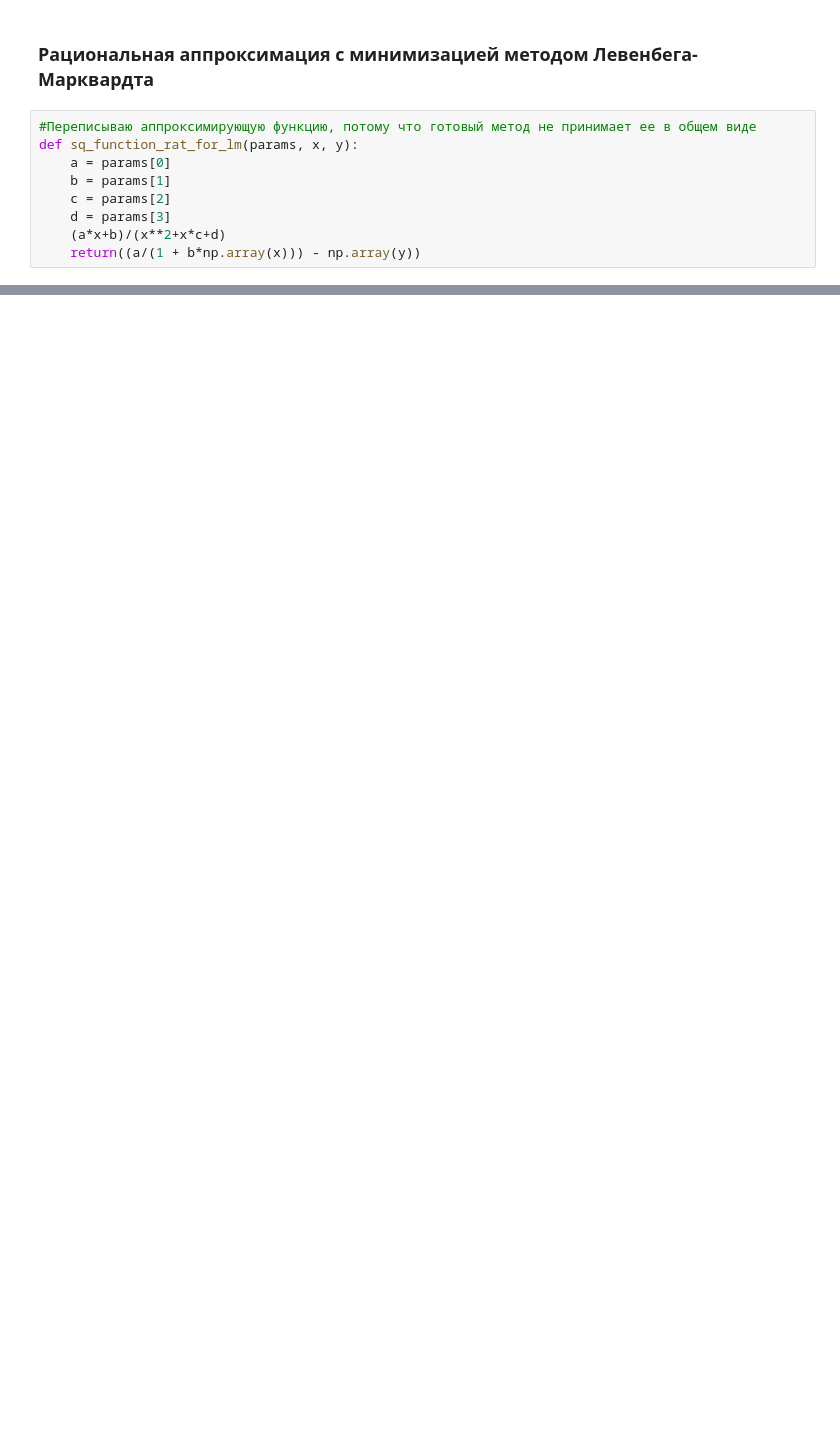
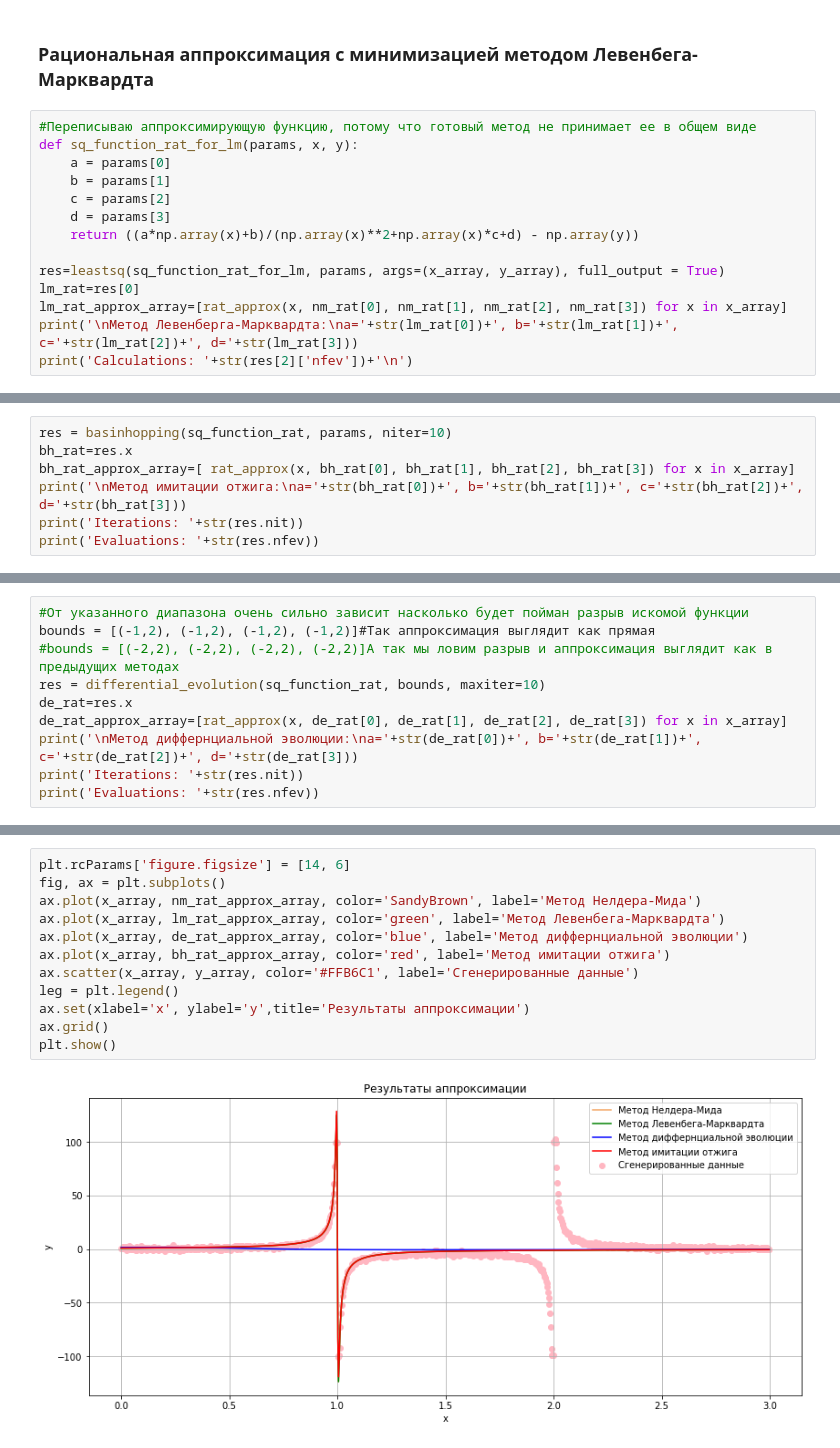
Before and after one commit to ChrisLisbon/ITMO_algorithms_classes, a Jupyter notebook: lab4.ipynb, the cells around one changed output, grey strips where cells are left out. Saved outputs shown, nothing was run; the diff lists cells and outputs as text; blank space fills up the shorter version.

```diff
--- a/lab4.ipynb
+++ b/lab4.ipynb
@@ -83,5 +63,10 @@ def sq_function_rat_for_lm(params, x, y):
     b = params[1]
     c = params[2]
     d = params[3]
-    (a*x+b)/(x**2+x*c+d)
-    return((a/(1 + b*np.array(x))) - np.array(y))
+    return ((a*np.array(x)+b)/(np.array(x)**2+np.array(x)*c+d) - np.array(y))
+
+res=leastsq(sq_function_rat_for_lm, params, args=(x_array, y_array), full_output = True)
+lm_rat=res[0]
+lm_rat_approx_array=[rat_approx(x, nm_rat[0], nm_rat[1], nm_rat[2], nm_rat[3]) for x in x_array]
+print('\nМетод Левенберга-Марквардта:\na='+str(lm_rat[0])+', b='+str(lm_rat[1])+', c='+str(lm_rat[2])+', d='+str(lm_rat[3]))
+print('Calculations: '+str(res[2]['nfev'])+'\n')
@@ -87,0 +79,7 @@ def sq_function_rat_for_lm(params, x, y):
+# %%
+res = basinhopping(sq_function_rat, params, niter=10)
+bh_rat=res.x
+bh_rat_approx_array=[ rat_approx(x, bh_rat[0], bh_rat[1], bh_rat[2], bh_rat[3]) for x in x_array]
+print('\nМетод имитации отжига:\na='+str(bh_rat[0])+', b='+str(bh_rat[1])+', c='+str(bh_rat[2])+', d='+str(bh_rat[3]))
+print('Iterations: '+str(res.nit))
+print('Evaluations: '+str(res.nfev))
@@ -87,0 +93,10 @@ def sq_function_rat_for_lm(params, x, y):
+# %%
+#От указанного диапазона очень сильно зависит насколько будет пойман разрыв искомой функции
+bounds = [(-1,2), (-1,2), (-1,2), (-1,2)]#Так аппроксимация выглядит как прямая
+#bounds = [(-2,2), (-2,2), (-2,2), (-2,2)]А так мы ловим разрыв и аппроксимация выглядит как в предыдущих методах
+res = differential_evolution(sq_function_rat, bounds, maxiter=10)
+de_rat=res.x
+de_rat_approx_array=[rat_approx(x, de_rat[0], de_rat[1], de_rat[2], de_rat[3]) for x in x_array]
+print('\nМетод диффернциальной эволюции:\na='+str(de_rat[0])+', b='+str(de_rat[1])+', c='+str(de_rat[2])+', d='+str(de_rat[3]))
+print('Iterations: '+str(res.nit))
+print('Evaluations: '+str(res.nfev))
@@ -87,0 +110,14 @@ def sq_function_rat_for_lm(params, x, y):
+# %%
+plt.rcParams['figure.figsize'] = [14, 6]
+fig, ax = plt.subplots()
+ax.plot(x_array, nm_rat_approx_array, color='SandyBrown', label='Метод Нелдера-Мида')
+ax.plot(x_array, lm_rat_approx_array, color='green', label='Метод Левенбега-Марквардта')
+ax.plot(x_array, de_rat_approx_array, color='blue', label='Метод диффернциальной эволюции')
+ax.plot(x_array, bh_rat_approx_array, color='red', label='Метод имитации отжига')
+ax.scatter(x_array, y_array, color='#FFB6C1', label='Сгенерированные данные')
+leg = plt.legend()
+ax.set(xlabel='x', ylabel='y',title='Результаты аппроксимации')
+ax.grid()
+plt.show()
+# %% [output]
+[figure, added]
```
Also changed, not shown: parts of 10 cells of this notebook.
